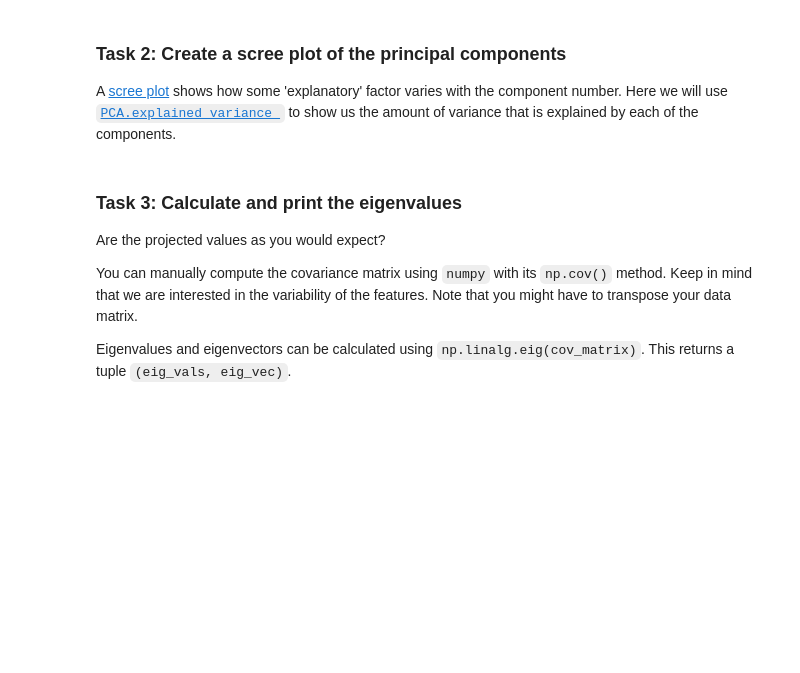
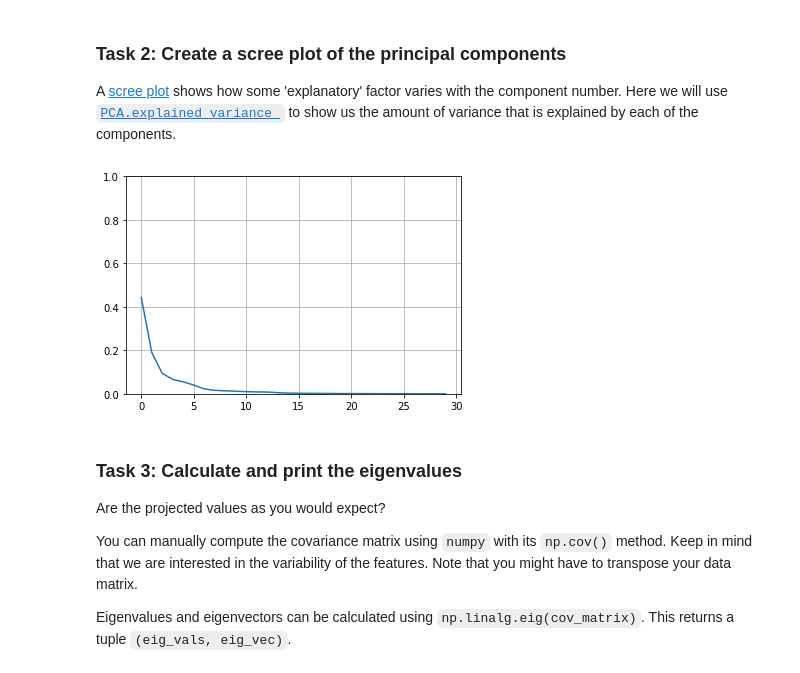
Before and after one commit to lc5415/hda_msc_tutorials, a Jupyter notebook: 6_Unsupervised_and_CNNs/PCA_and_kmeans.ipynb, the cells around one changed output. Cells and saved outputs as stored; diff of their text form; code cells hidden in the pictures; blank space fills up the shorter version.

```diff
--- a/6_Unsupervised_and_CNNs/PCA_and_kmeans.ipynb
+++ b/6_Unsupervised_and_CNNs/PCA_and_kmeans.ipynb
@@ -67,6 +69,11 @@ ax = sns.scatterplot(x="principal component 1", y="principal component 2", hue="
 A [scree plot](https://en.wikipedia.org/wiki/Scree_plot) shows how some 'explanatory' factor varies with the component number. Here we will use [`PCA.explained_variance_`](https://eranraviv.com/understanding-variance-explained-in-pca/) to show us the amount of variance that is explained by each of the components.
 # %%
 #Plot component number vs explained_variance.
+plt.plot(myPCA.explained_variance_ratio_)
+plt.ylim((0,1))
+plt.grid()
+# %% [output]
+[figure, added]
 # %% [markdown]
 ### Task 3: Calculate and print the eigenvalues
 Are the projected values as you would expect?
```
Also changed, not shown: parts of 10 cells of this notebook, 1 other file.
